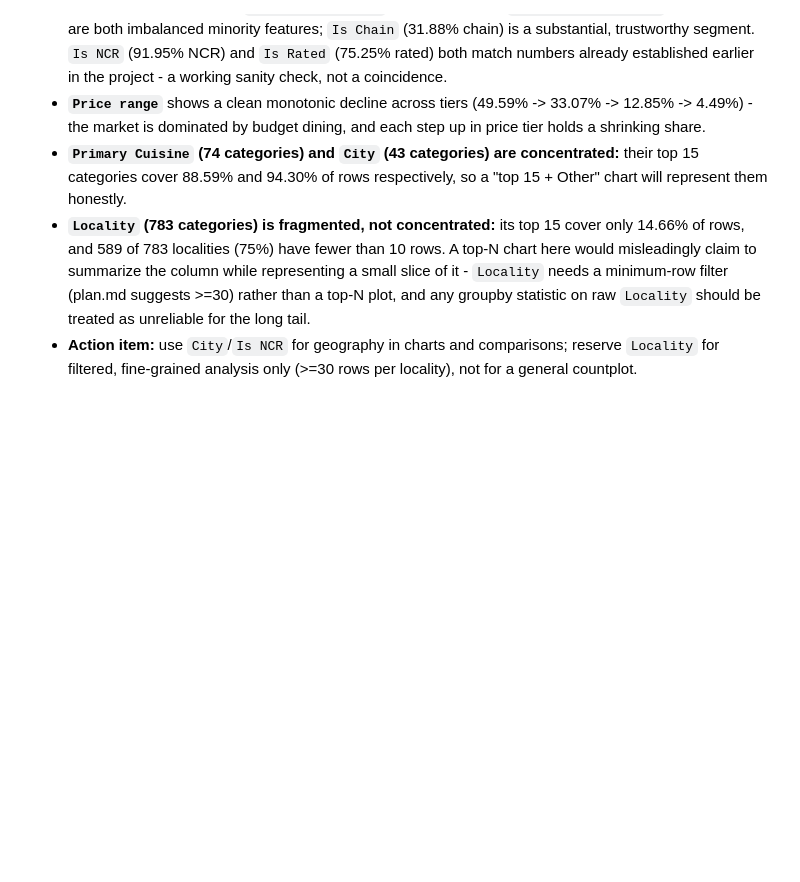
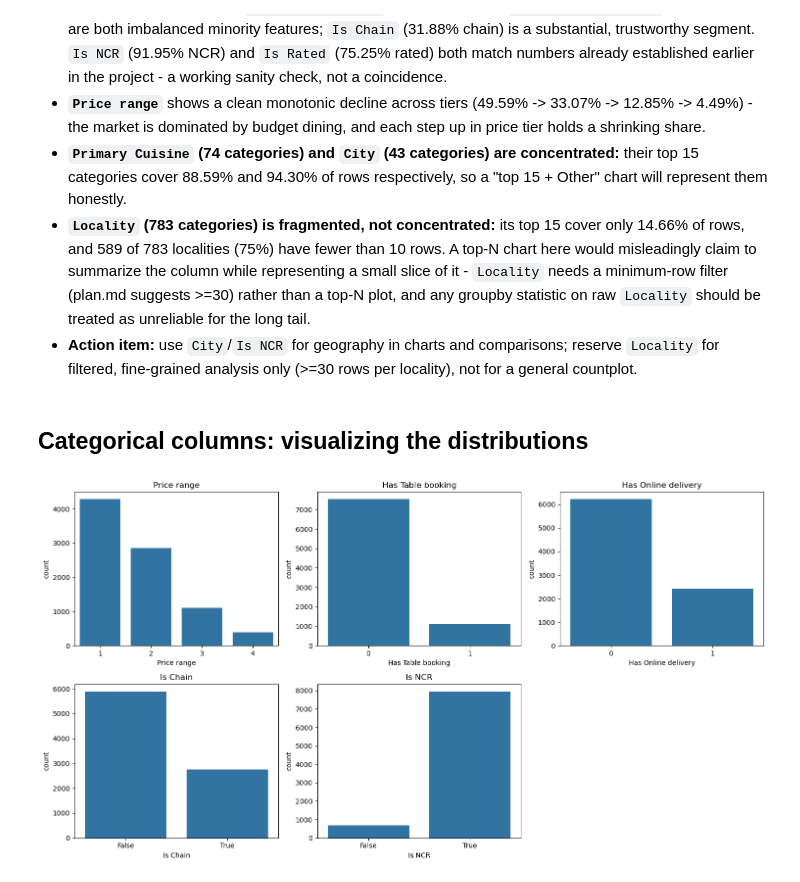
Before and after one commit to Dhruvgohil07/Zomato_Data_Analysis, a Jupyter notebook: Deep_EDA.ipynb, the cells around one changed output. Cells and saved outputs as stored; diff of their text form; code cells hidden in the pictures; blank space fills up the shorter version.

```diff
--- a/Deep_EDA.ipynb
+++ b/Deep_EDA.ipynb
@@ -138,3 +138,27 @@ Catogories with less than 10 rows: 589 of 783
 - **`Primary Cuisine` (74 categories) and `City` (43 categories) are concentrated:** their top 15 categories cover 88.59% and 94.30% of rows respectively, so a "top 15 + Other" chart will represent them honestly.
 - **`Locality` (783 categories) is fragmented, not concentrated:** its top 15 cover only 14.66% of rows, and 589 of 783 localities (75%) have fewer than 10 rows. A top-N chart here would misleadingly claim to summarize the column while representing a small slice of it - `Locality` needs a minimum-row filter (plan.md suggests >=30) rather than a top-N plot, and any groupby statistic on raw `Locality` should be treated as unreliable for the long tail.
 - **Action item:** use `City`/`Is NCR` for geography in charts and comparisons; reserve `Locality` for filtered, fine-grained analysis only (>=30 rows per locality), not for a general countplot.
+# %% [markdown]
+## Categorical columns: visualizing the distributions
+# %%
+# Countplots for binary/ordinal categorical columns, kept in natural order
+plot_order = {
+    'Price range': [1, 2, 3, 4],
+    'Has Table booking': [0, 1],
+    'Has Online delivery': [0, 1],
+    'Is Chain': [False, True],
+    'Is NCR': [False, True],
+}
+countplot_columns = list(plot_order.keys())
+
+fig, axes = plt.subplots(nrows=2, ncols=3, figsize=(15, 8))
+for i, cols in enumerate(countplot_columns):
+    row = i // 3
+    col = i % 3
+    sns.countplot(x=df[cols], order=plot_order[cols], ax=axes[row][col])
+    axes[row][col].set_title(cols)
+fig.delaxes(axes[1][2])
+plt.tight_layout()
+plt.show()
+# %% [output]
+[figure, added]
```
Also changed, not shown: parts of 32 cells of this notebook.
